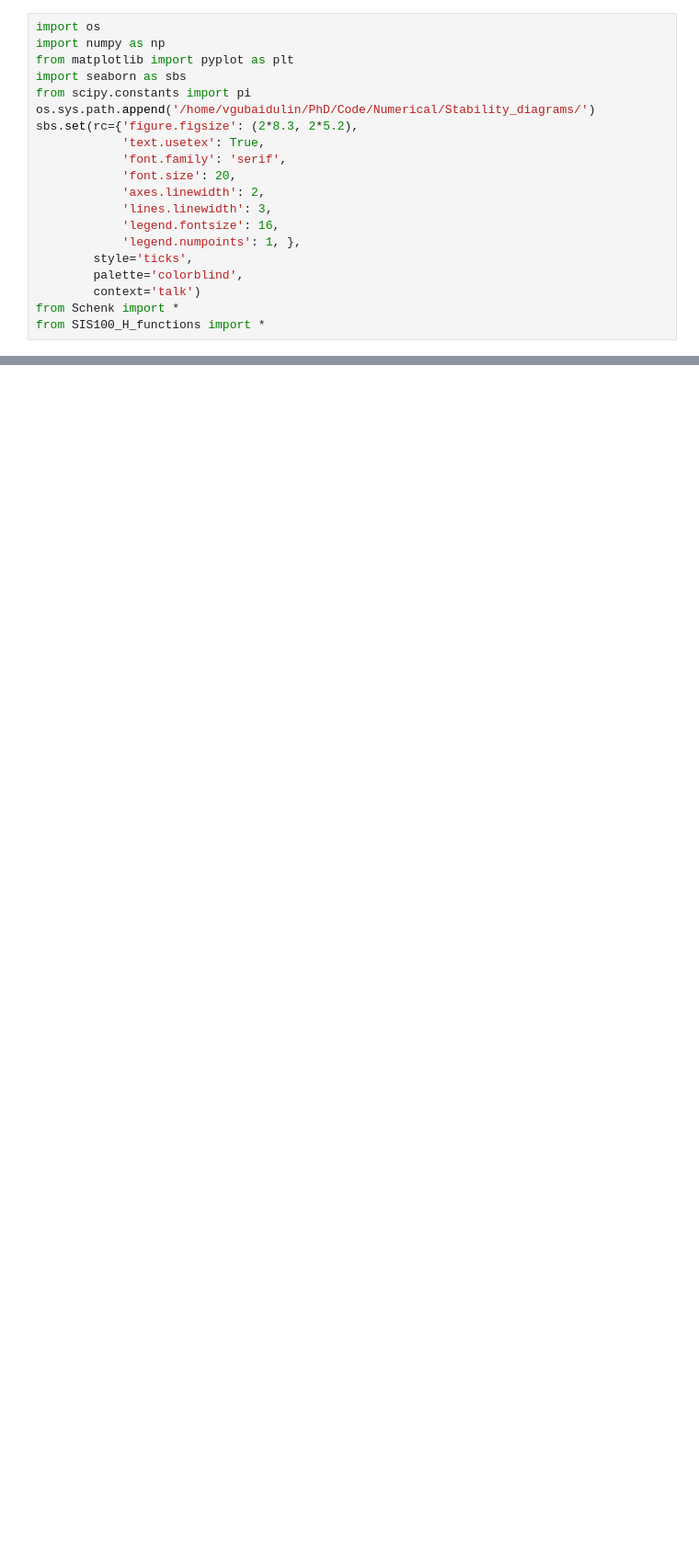
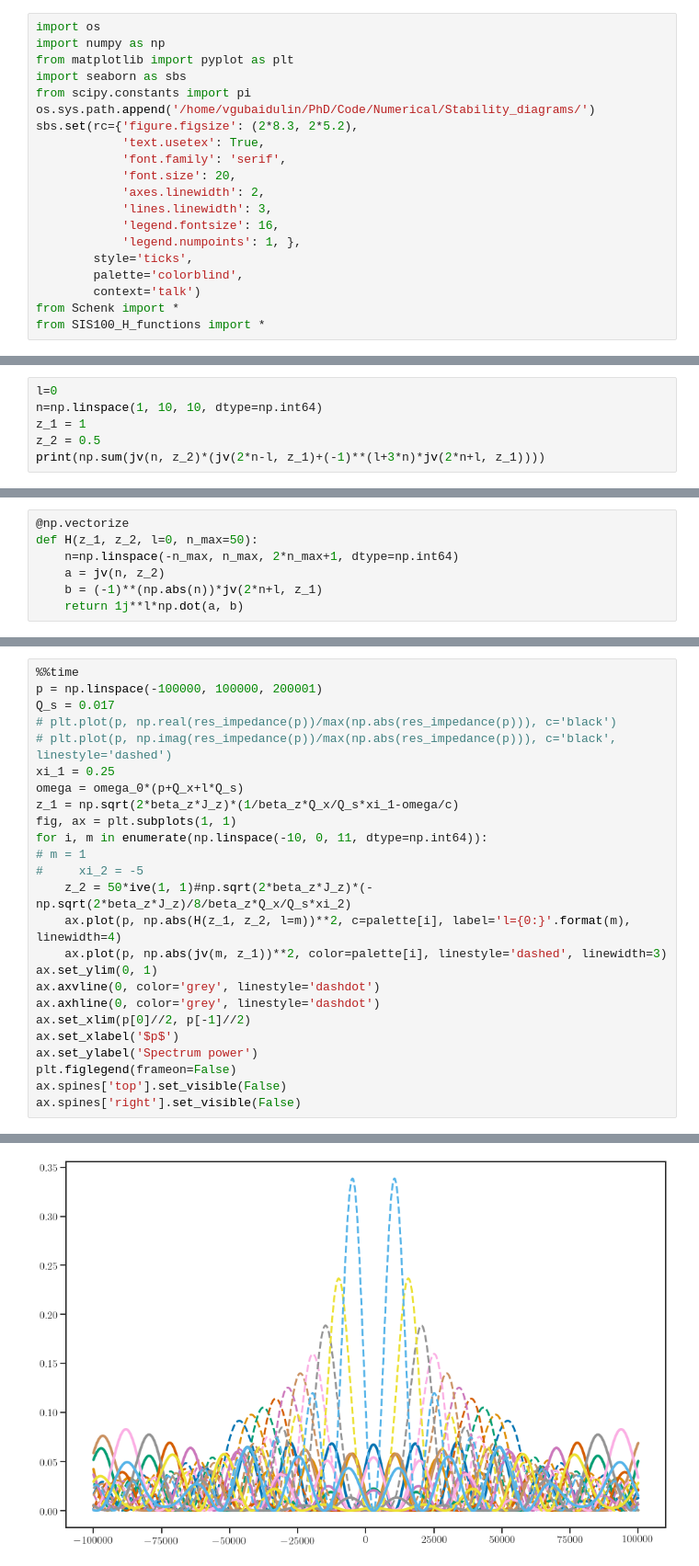
Before and after one commit to gubaidulinvadim/Dispersion-relations, a Jupyter notebook: Notebooks/Beam-mode spectra.ipynb, the cells around one changed output, grey strips where cells are left out. Shown: that part at 92% size. Cells and saved outputs as stored; diff of their text form; blank space fills up the shorter version.

```diff
--- a/Notebooks/Beam-mode spectra.ipynb
+++ b/Notebooks/Beam-mode spectra.ipynb
@@ -121,0 +111,6 @@ Wall time: 1h 49min 45s
+# %%
+l=0
+n=np.linspace(1, 10, 10, dtype=np.int64)
+z_1 = 1
+z_2 = 0.5
+print(np.sum(jv(n, z_2)*(jv(2*n-l, z_1)+(-1)**(l+3*n)*jv(2*n+l, z_1))))
@@ -121,0 +119,7 @@ Wall time: 1h 49min 45s
+# %%
+@np.vectorize
+def H(z_1, z_2, l=0, n_max=50):
+    n=np.linspace(-n_max, n_max, 2*n_max+1, dtype=np.int64)
+    a = jv(n, z_2)
+    b = (-1)**(np.abs(n))*jv(2*n+l, z_1)
+    return 1j**l*np.dot(a, b)
@@ -121,0 +226,26 @@ Wall time: 1h 49min 45s
+# %%
+%%time
+p = np.linspace(-100000, 100000, 200001)
+Q_s = 0.017
+# plt.plot(p, np.real(res_impedance(p))/max(np.abs(res_impedance(p))), c='black')
+# plt.plot(p, np.imag(res_impedance(p))/max(np.abs(res_impedance(p))), c='black', linestyle='dashed')
+xi_1 = 0.25
+omega = omega_0*(p+Q_x+l*Q_s)
+z_1 = np.sqrt(2*beta_z*J_z)*(1/beta_z*Q_x/Q_s*xi_1-omega/c)
+fig, ax = plt.subplots(1, 1)
+for i, m in enumerate(np.linspace(-10, 0, 11, dtype=np.int64)):
+# m = 1
+#     xi_2 = -5
+    z_2 = 50*ive(1, 1)#np.sqrt(2*beta_z*J_z)*(-np.sqrt(2*beta_z*J_z)/8/beta_z*Q_x/Q_s*xi_2)
+    ax.plot(p, np.abs(H(z_1, z_2, l=m))**2, c=palette[i], label='l={0:}'.format(m), linewidth=4)
+    ax.plot(p, np.abs(jv(m, z_1))**2, color=palette[i], linestyle='dashed', linewidth=3)
+ax.set_ylim(0, 1)
+ax.axvline(0, color='grey', linestyle='dashdot')
+ax.axhline(0, color='grey', linestyle='dashdot')
+ax.set_xlim(p[0]//2, p[-1]//2)
+ax.set_xlabel('$p$')
+ax.set_ylabel('Spectrum power')
+plt.figlegend(frameon=False)
+ax.spines['top'].set_visible(False)
+ax.spines['right'].set_visible(False)
+# %% [output]
@@ -121,0 +253 @@ Wall time: 1h 49min 45s
+[figure, added]
```
Also changed, not shown: parts of 18 cells of this notebook.
